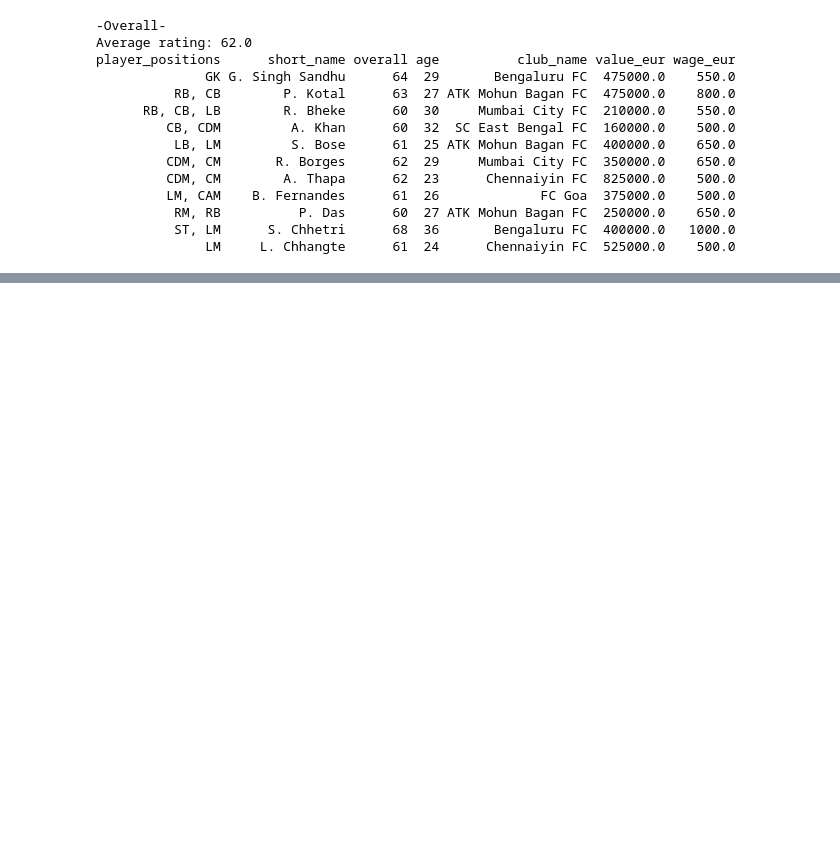
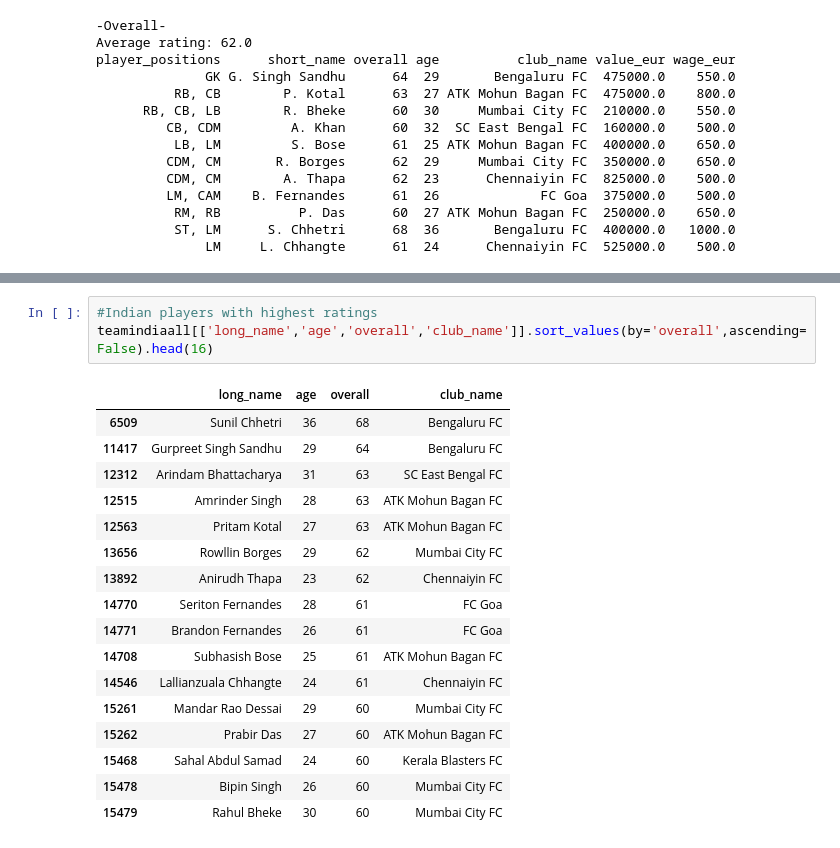
Before and after one commit to ashish993/FIFAIndiaanalysis, a Jupyter notebook: Fifa_India_Analysis.ipynb, the cells around one changed output, grey strips where cells are left out. Drawn from its saved outputs; the diff is of its cells as text; blank space fills up the shorter version.

```diff
--- a/Fifa_India_Analysis.ipynb
+++ b/Fifa_India_Analysis.ipynb
@@ -157,0 +204,21 @@ TypeError: 'str' object is not callable
+# %%
+#Indian players with highest ratings
+teamindiaall[['long_name','age','overall','club_name']].sort_values(by='overall',ascending=False).head(16)
+# %% [output]
+|  | long_name | age | overall | club_name |
+| 6509 | Sunil Chhetri | 36 | 68 | Bengaluru FC |
+| 11417 | Gurpreet Singh Sandhu | 29 | 64 | Bengaluru FC |
+| 12312 | Arindam Bhattacharya | 31 | 63 | SC East Bengal FC |
+| 12515 | Amrinder Singh | 28 | 63 | ATK Mohun Bagan FC |
+| 12563 | Pritam Kotal | 27 | 63 | ATK Mohun Bagan FC |
+| 13656 | Rowllin Borges | 29 | 62 | Mumbai City FC |
+| 13892 | Anirudh Thapa | 23 | 62 | Chennaiyin FC |
+| 14770 | Seriton Fernandes | 28 | 61 | FC Goa |
+| 14771 | Brandon Fernandes | 26 | 61 | FC Goa |
+| 14708 | Subhasish Bose | 25 | 61 | ATK Mohun Bagan FC |
+| 14546 | Lallianzuala Chhangte | 24 | 61 | Chennaiyin FC |
+| 15261 | Mandar Rao Dessai | 29 | 60 | Mumbai City FC |
+| 15262 | Prabir Das | 27 | 60 | ATK Mohun Bagan FC |
+| 15468 | Sahal Abdul Samad | 24 | 60 | Kerala Blasters FC |
+| 15478 | Bipin Singh | 26 | 60 | Mumbai City FC |
+| 15479 | Rahul Bheke | 30 | 60 | Mumbai City FC |
```
Also changed, not shown: parts of 6 cells of this notebook.
